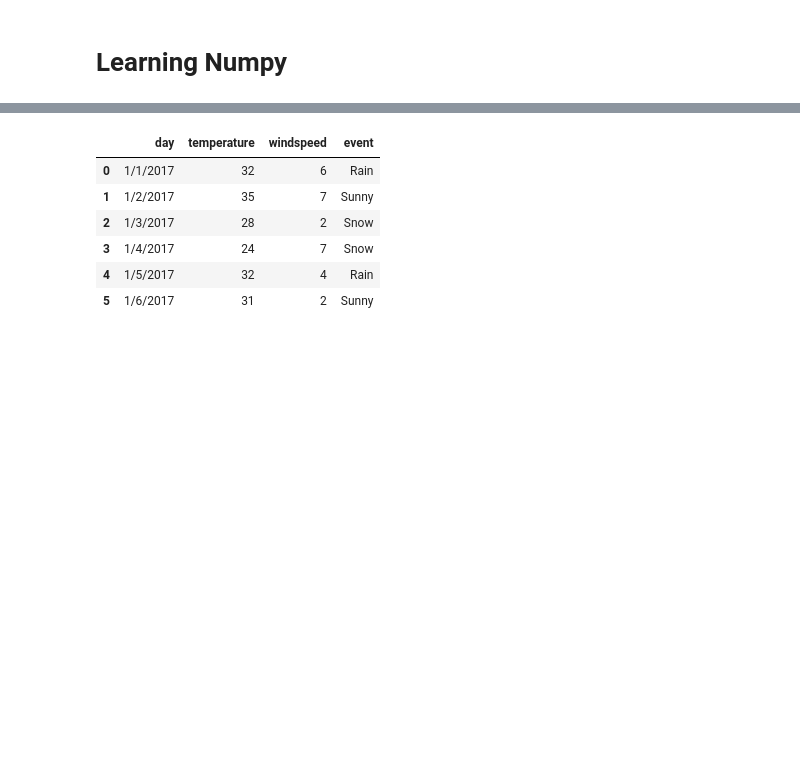
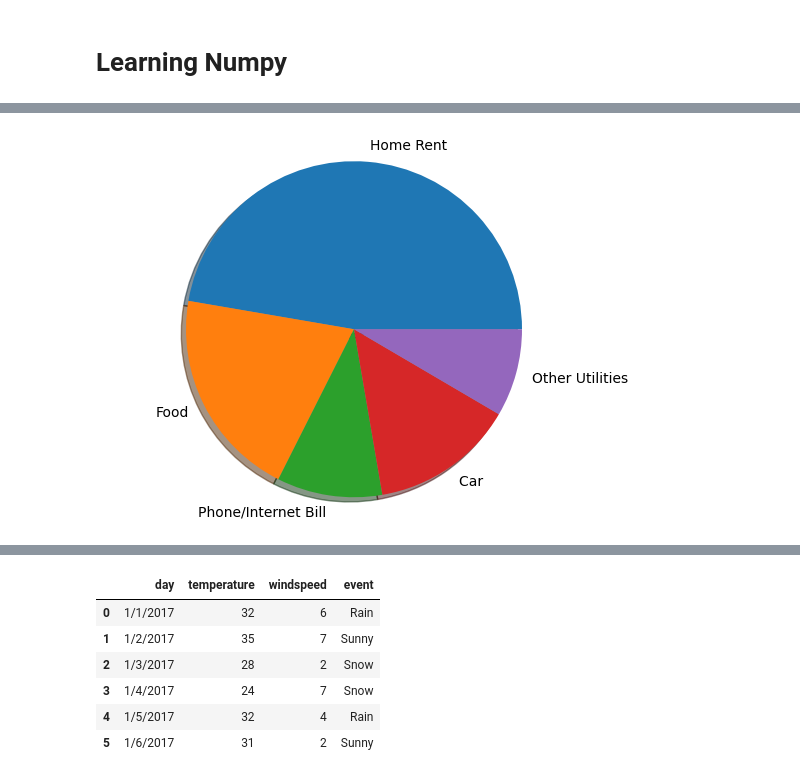
Before and after one commit to nomankhokhar/data_science_learning, a Jupyter notebook: main.ipynb, the cells around one changed output, grey strips where cells are left out. Cells and saved outputs as stored; diff of their text form; code cells hidden in the pictures; blank space fills up the shorter version.

```diff
--- a/main.ipynb
+++ b/main.ipynb
@@ -770,0 +777,7 @@ plt.hist(blood_sugar, bins=[80,100,125,150], rwidth=0.95, orientation='horizonta
+# %%
+plt.pie(exp_vals, labels=exp_labels, shadow=True)
+# to show PieChart into Mid of the page
+plt.axis('equal')
+plt.show()
+# %% [output]
+[figure, added]
```
Also changed, not shown: parts of 44 cells of this notebook.
